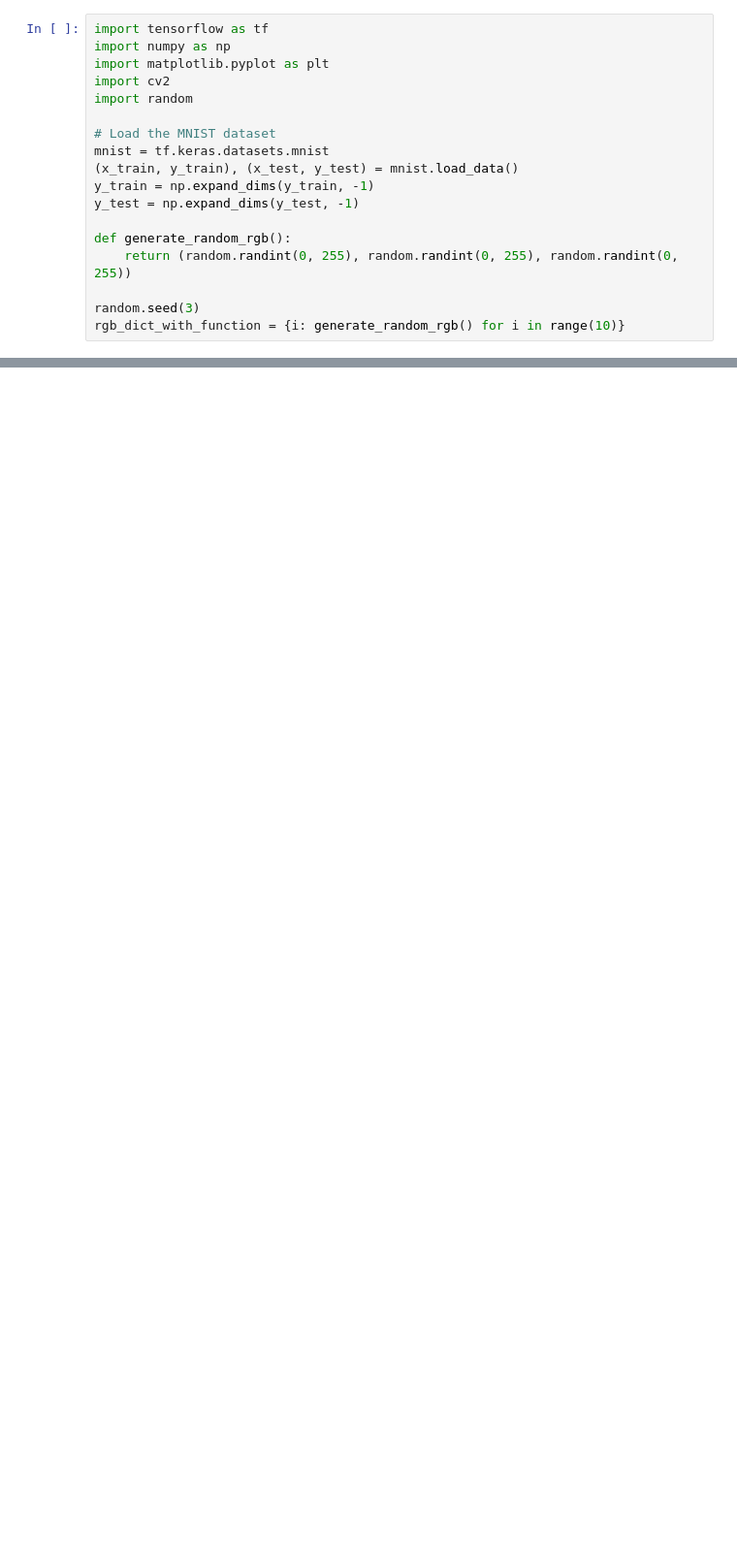
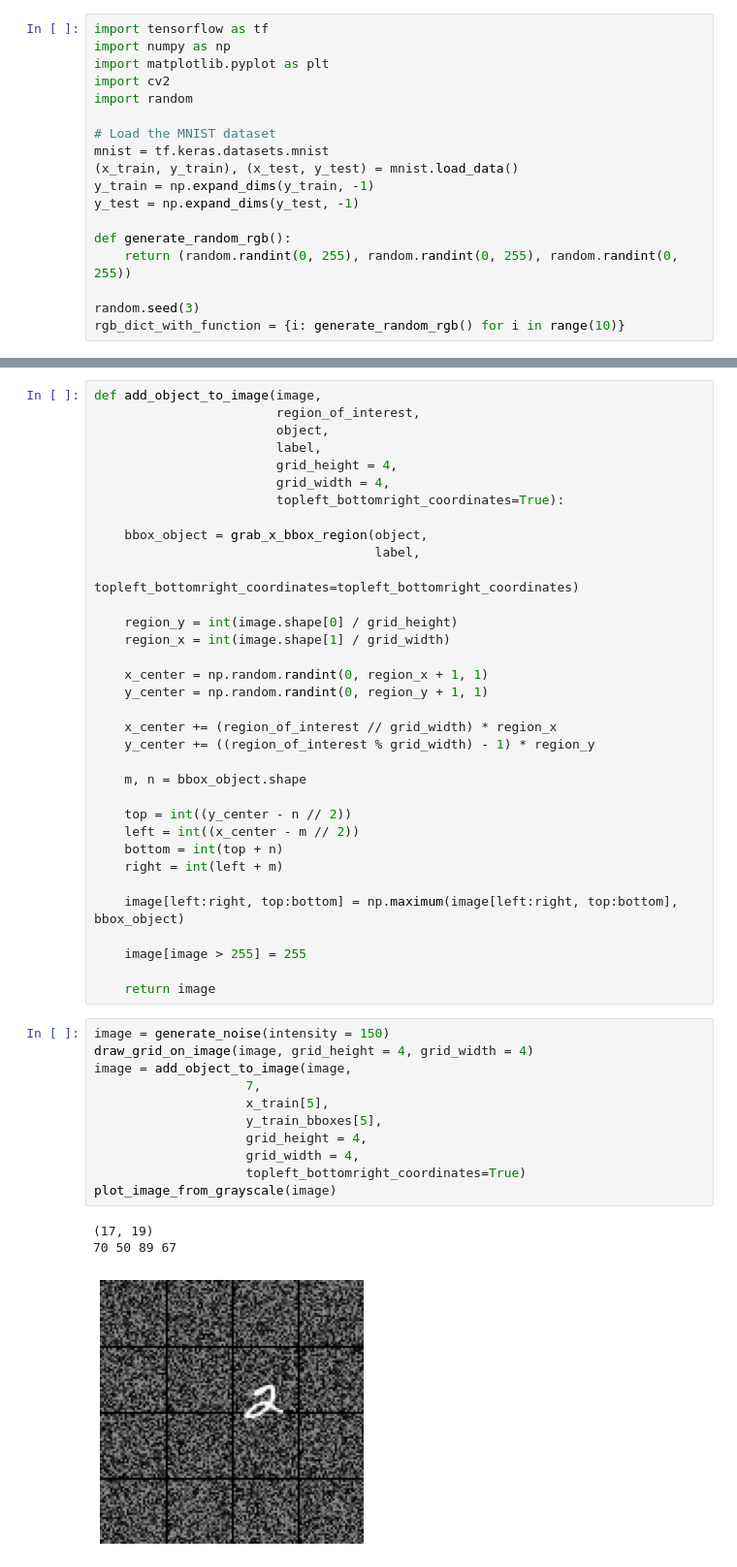
Before and after one commit to Matthew-Weisberg/MNIST_ObjectDetection_Dataset, a Jupyter notebook: MNIST Object Localization.ipynb, the cells around one changed output, grey strips where cells are left out. Shown: that part at 97% size. Saved outputs shown, nothing was run; the diff lists cells and outputs as text; blank space fills up the shorter version.

```diff
--- a/MNIST Object Localization.ipynb
+++ b/MNIST Object Localization.ipynb
@@ -114,0 +194,49 @@ plot_mnist_images_with_bbox(x_train,
+# %%
+def add_object_to_image(image,
+                        region_of_interest,
+                        object,
+                        label,
+                        grid_height = 4,
+                        grid_width = 4,
+                        topleft_bottomright_coordinates=True):
+
+    bbox_object = grab_x_bbox_region(object,
+                                     label,
+                                     topleft_bottomright_coordinates=topleft_bottomright_coordinates)
+
+    region_y = int(image.shape[0] / grid_height)
+    region_x = int(image.shape[1] / grid_width)
+
+    x_center = np.random.randint(0, region_x + 1, 1)
+    y_center = np.random.randint(0, region_y + 1, 1)
+
+    x_center += (region_of_interest // grid_width) * region_x
+    y_center += ((region_of_interest % grid_width) - 1) * region_y
+
+    m, n = bbox_object.shape
+
+    top = int((y_center - n // 2))
+    left = int((x_center - m // 2))
+    bottom = int(top + n)
+    right = int(left + m)
+
+    image[left:right, top:bottom] = np.maximum(image[left:right, top:bottom], bbox_object)
+
+    image[image > 255] = 255
+
+    return image
+# %%
+image = generate_noise(intensity = 150)
+draw_grid_on_image(image, grid_height = 4, grid_width = 4)
+image = add_object_to_image(image,
+                    7,
+                    x_train[5],
+                    y_train_bboxes[5],
+                    grid_height = 4,
+                    grid_width = 4,
+                    topleft_bottomright_coordinates=True)
+plot_image_from_grayscale(image)
+# %% [output]
+(17, 19)
+70 50 89 67
+[figure, added]
```
Also changed, not shown: parts of 8 cells of this notebook.
